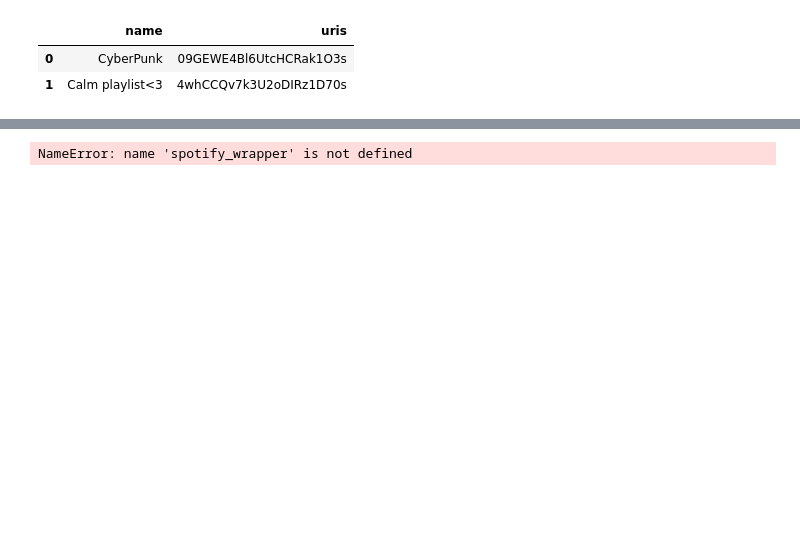
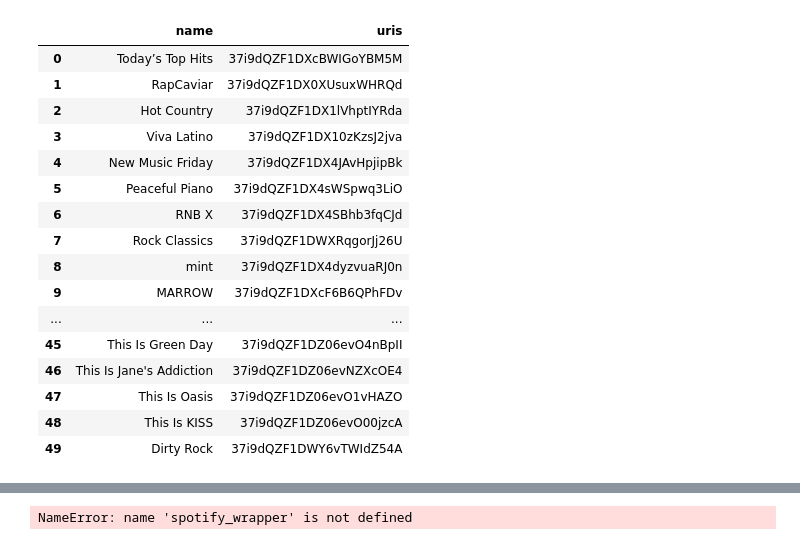
Before and after one commit to chriskontsis/AiTunes, a Jupyter notebook: Reccomender/SongRec.ipynb, the cells around one changed output, grey strips where cells are left out. Cells and saved outputs as stored; diff of their text form; code cells hidden in the pictures; blank space fills up the shorter version.

```diff
--- a/Reccomender/SongRec.ipynb
+++ b/Reccomender/SongRec.ipynb
@@ -7,11 +7,25 @@ import spotipy
 import time
 # %%
 spotify_wrapper = SpotifyAPIWrapper.SpotifyAPIWrapper()
-user_playlist_df = spotify_wrapper.getUsersPlaylists('70imn70i9npmqw9atv4yirx3a')
+user_playlist_df = spotify_wrapper.getUsersPlaylists('spotify')
 user_playlist_df
 # %% [output]
 |  | name | uris |
-| 0 | CyberPunk | 09GEWE4Bl6UtcHCRak1O3s |
-| 1 | Calm playlist<3 | 4whCCQv7k3U2oDIRz1D70s |
+| 0 | Today’s Top Hits | 37i9dQZF1DXcBWIGoYBM5M |
+| 1 | RapCaviar | 37i9dQZF1DX0XUsuxWHRQd |
+| 2 | Hot Country | 37i9dQZF1DX1lVhptIYRda |
+| 3 | Viva Latino | 37i9dQZF1DX10zKzsJ2jva |
+| 4 | New Music Friday | 37i9dQZF1DX4JAvHpjipBk |
+| 5 | Peaceful Piano | 37i9dQZF1DX4sWSpwq3LiO |
+| 6 | RNB X | 37i9dQZF1DX4SBhb3fqCJd |
+| 7 | Rock Classics | 37i9dQZF1DWXRqgorJj26U |
+| 8 | mint | 37i9dQZF1DX4dyzvuaRJ0n |
+| 9 | MARROW | 37i9dQZF1DXcF6B6QPhFDv |
+| ... | ... | ... |
+| 45 | This Is Green Day | 37i9dQZF1DZ06evO4nBpII |
+| 46 | This Is Jane's Addiction | 37i9dQZF1DZ06evNZXcOE4 |
+| 47 | This Is Oasis | 37i9dQZF1DZ06evO1vHAZO |
+| 48 | This Is KISS | 37i9dQZF1DZ06evO00jzcA |
+| 49 | Dirty Rock | 37i9dQZF1DWY6vTWIdZ54A |
 # %%
 #0Vjhah37el0Aq5yoRaujBz
```
Also changed, not shown: parts of 1 cell of this notebook, 3 other files.
